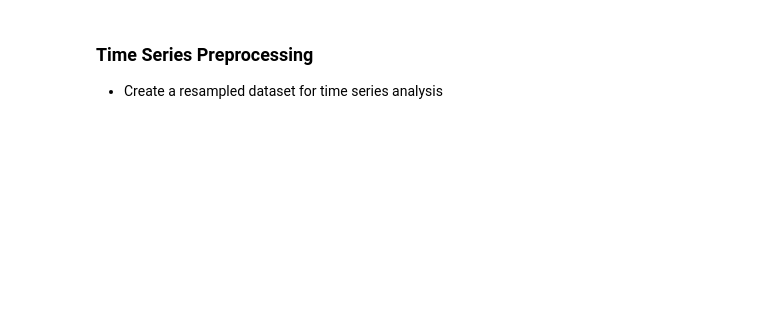
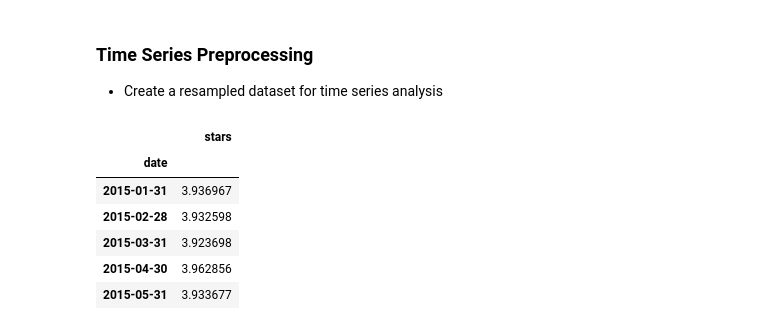
Before and after one commit to erwincarlogonzales/nlp-app, a Jupyter notebook: nlp.ipynb, the cells around one changed output. Saved outputs shown, nothing was run; the diff lists cells and outputs as text; code cells hidden in the pictures; blank space fills up the shorter version.

```diff
--- a/nlp.ipynb
+++ b/nlp.ipynb
@@ -208,0 +230,33 @@ df.head()
+# %%
+# Reset index if 'date' is currently an index and not a column
+df.reset_index(inplace=True)
+
+# Then you can apply your original function to convert 'date' column to datetime
+df = convert_to_datetime(df, date_column='date')
+
+# After conversion, set 'date' back as the index
+df = set_date_as_index(df, date_column='date')
+
+def resample_numeric_data(df, interval='M'):
+    # Select only numeric columns for resampling
+    numeric_df = df.select_dtypes(include='number')
+    df_resampled = numeric_df.resample(interval).mean()
+    return df_resampled
+
+# Check if 'date' is already set as index
+if 'date' in df.columns:
+    df = set_date_as_index(df, date_column='date')
+
+# Resample numeric data only
+df_resampled = resample_numeric_data(df, interval='M')
+
+# Check resampled data
+df_resampled.head()
+# %% [output]
+|  | stars |
+| date |  |
+| 2015-01-31 | 3.936967 |
+| 2015-02-28 | 3.932598 |
+| 2015-03-31 | 3.923698 |
+| 2015-04-30 | 3.962856 |
+| 2015-05-31 | 3.933677 |
```
Also changed, not shown: parts of 7 cells of this notebook, 1 other file.
